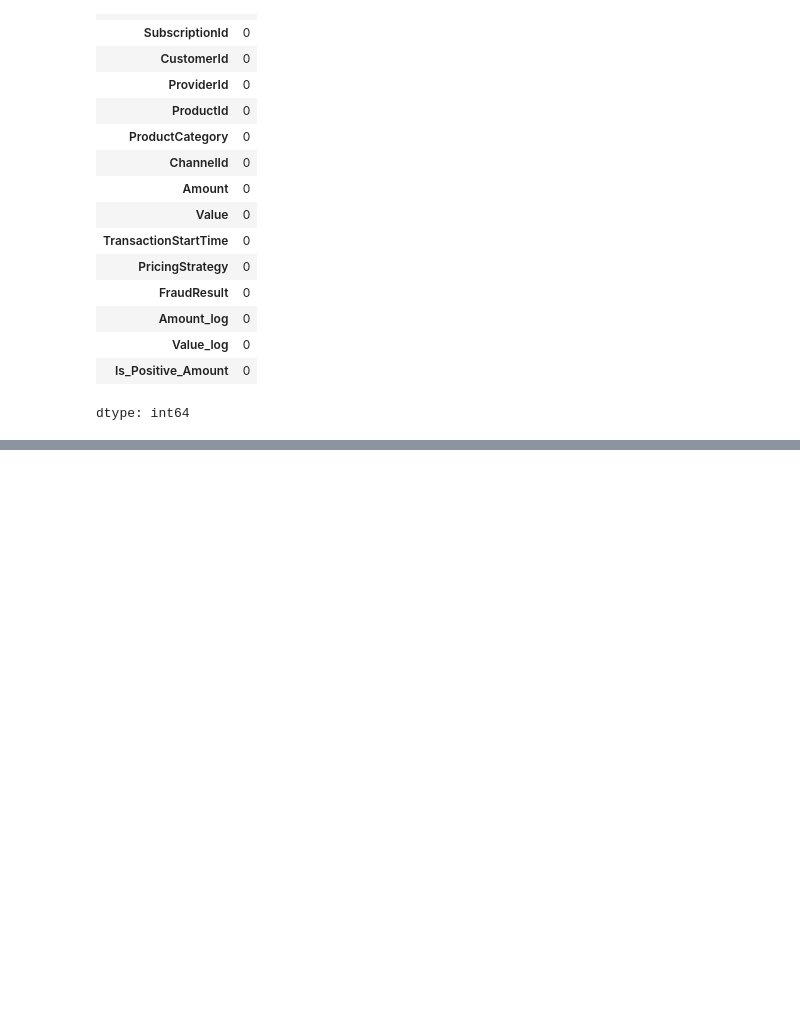
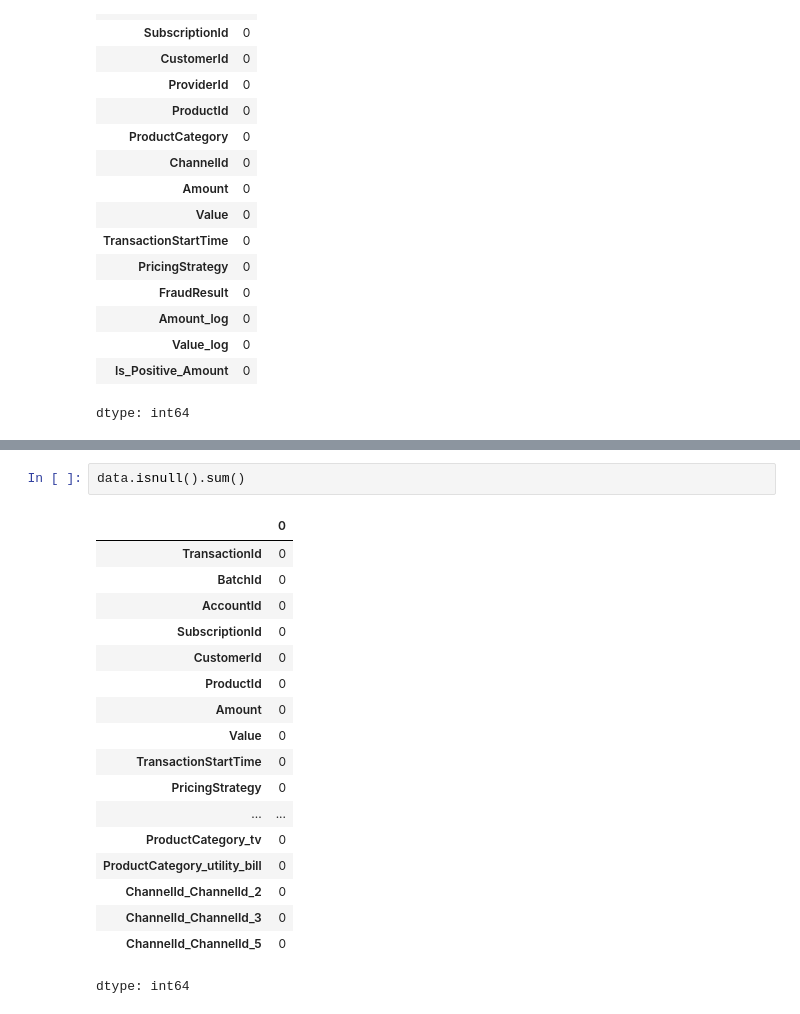
Before and after one commit to SaraFedlu/Credit-Risk-Modeling, a Jupyter notebook: notebooks/feature_engineering.ipynb, the cells around one changed output, grey strips where cells are left out. Saved outputs shown, nothing was run; the diff lists cells and outputs as text; blank space fills up the shorter version.

```diff
--- a/notebooks/feature_engineering.ipynb
+++ b/notebooks/feature_engineering.ipynb
@@ -62,0 +101,21 @@ dtype: int64
+# %%
+data.isnull().sum()
+# %% [output]
+|  | 0 |
+| TransactionId | 0 |
+| BatchId | 0 |
+| AccountId | 0 |
+| SubscriptionId | 0 |
+| CustomerId | 0 |
+| ProductId | 0 |
+| Amount | 0 |
+| Value | 0 |
+| TransactionStartTime | 0 |
+| PricingStrategy | 0 |
+| ... | ... |
+| ProductCategory_tv | 0 |
+| ProductCategory_utility_bill | 0 |
+| ChannelId_ChannelId_2 | 0 |
+| ChannelId_ChannelId_3 | 0 |
+| ChannelId_ChannelId_5 | 0 |
+dtype: int64
```
Also changed, not shown: parts of 7 cells of this notebook.
